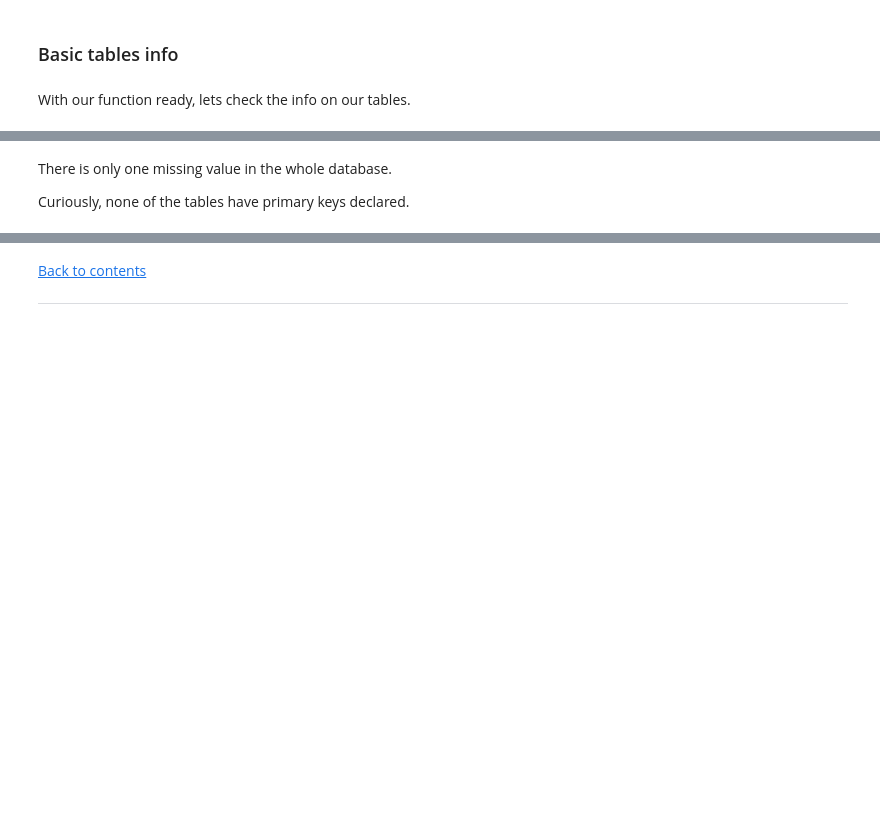
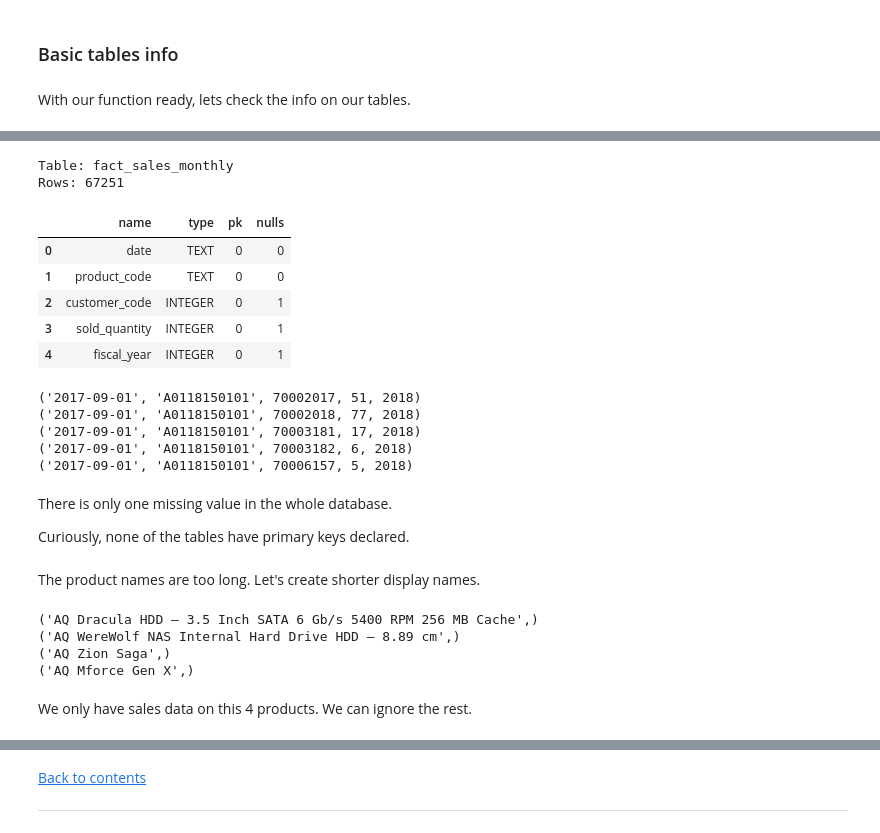
Before and after one commit to Silverscale/AtliQ_Products_Analysis, a Jupyter notebook: atliq_product_analysis.ipynb, the cells around one changed output, grey strips where cells are left out. Saved outputs shown, nothing was run; the diff lists cells and outputs as text; code cells hidden in the pictures; blank space fills up the shorter version.

```diff
--- a/atliq_product_analysis.ipynb
+++ b/atliq_product_analysis.ipynb
@@ -303,4 +328,40 @@ Rows: 67250
+# %%
+get_table_info('fact_sales_monthly')
+cursor.execute("SELECT * FROM fact_sales_monthly LIMIT 5")
+print(*cursor.fetchall(), sep='\n')
+# %% [output]
+Table: fact_sales_monthly
+Rows: 67251
+|  | name | type | pk | nulls |
+| 0 | date | TEXT | 0 | 0 |
+| 1 | product_code | TEXT | 0 | 0 |
+| 2 | customer_code | INTEGER | 0 | 1 |
+| 3 | sold_quantity | INTEGER | 0 | 1 |
+| 4 | fiscal_year | INTEGER | 0 | 1 |
+('2017-09-01', 'A0118150101', 70002017, 51, 2018)
+('2017-09-01', 'A0118150101', 70002018, 77, 2018)
+('2017-09-01', 'A0118150101', 70003181, 17, 2018)
+('2017-09-01', 'A0118150101', 70003182, 6, 2018)
+('2017-09-01', 'A0118150101', 70006157, 5, 2018)
 # %% [markdown]
 There is only one missing value in the whole database.
 
 Curiously, none of the tables have primary keys declared.
+# %% [markdown]
+The product names are too long. Let's create shorter display names.
+# %%
+# Checking which products are used
+query = """
+SELECT DISTINCT product
+FROM dim_product JOIN fact_sales_monthly USING (product_code)
+"""
+
+cursor.execute(query)
+print(*cursor.fetchall(), sep='\n')
+# %% [output]
+('AQ Dracula HDD – 3.5 Inch SATA 6 Gb/s 5400 RPM 256 MB Cache',)
+('AQ WereWolf NAS Internal Hard Drive HDD – 8.89 cm',)
+('AQ Zion Saga',)
+('AQ Mforce Gen X',)
+# %% [markdown]
+We only have sales data on this 4 products. We can ignore the rest.
```
Also changed, not shown: parts of 25 cells of this notebook.
